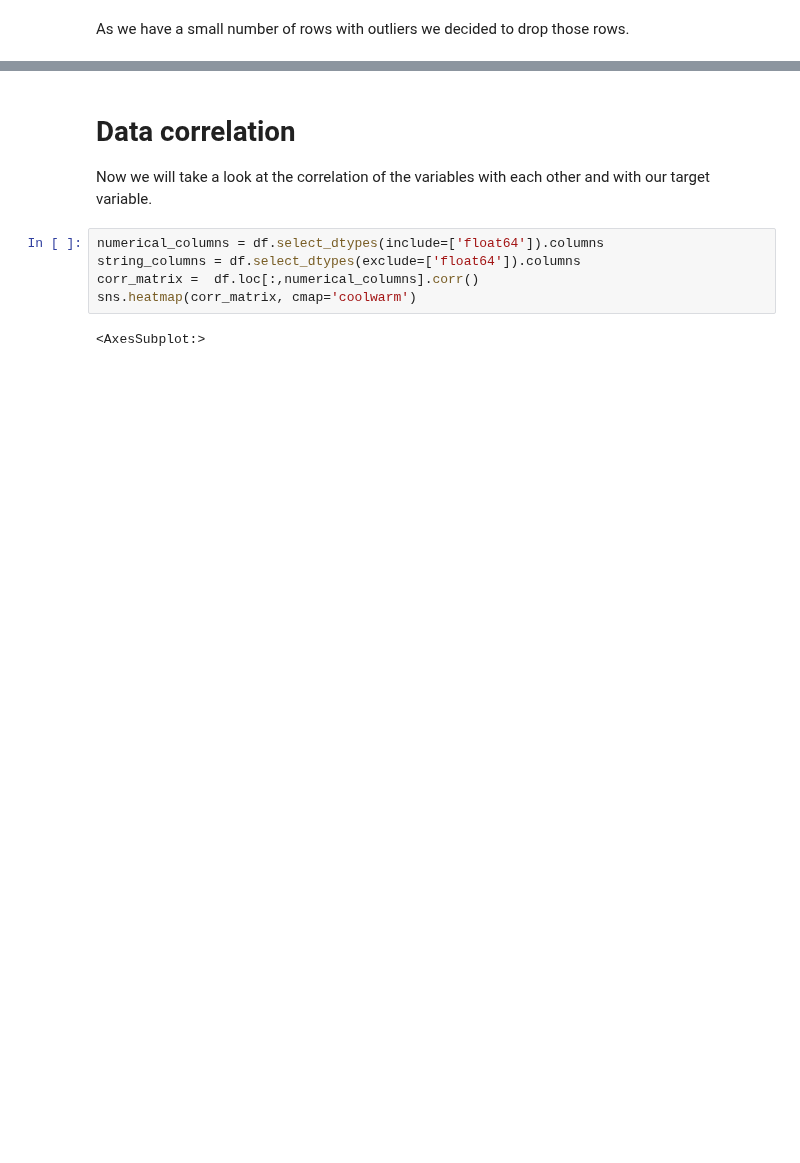
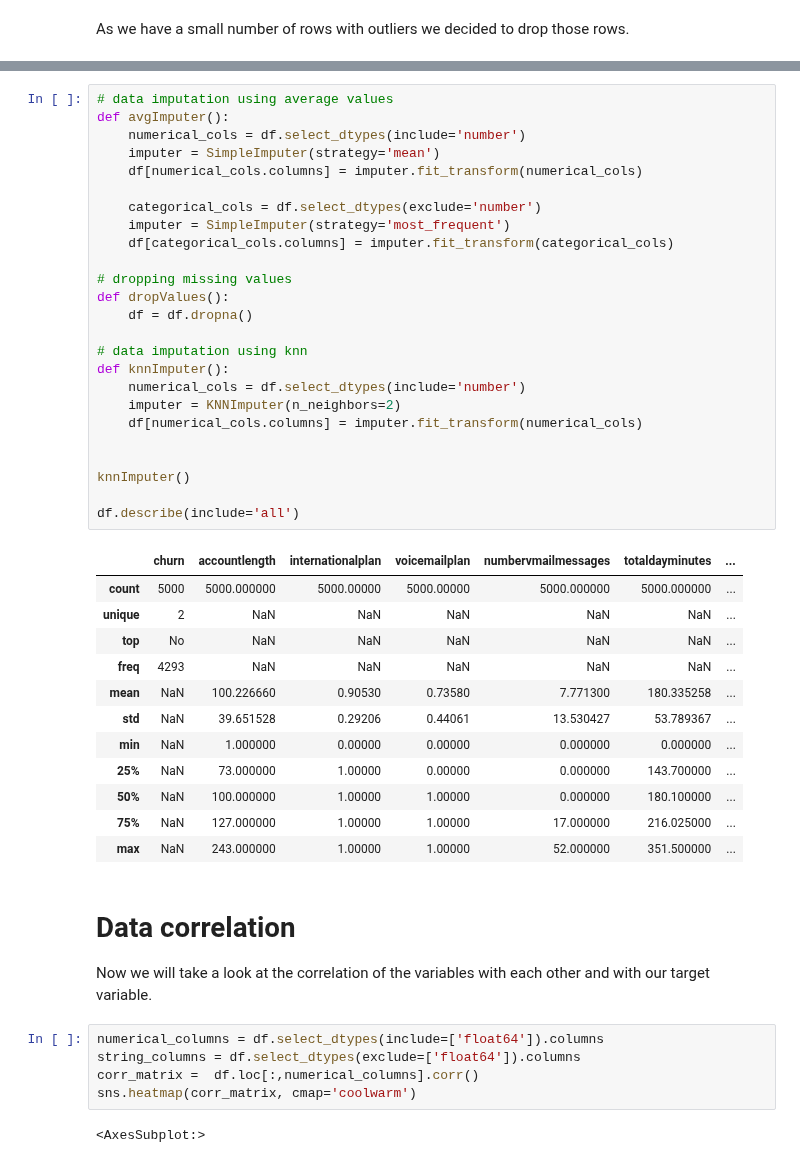
Before and after one commit to TheNoobGoda/ids-project, a Jupyter notebook: src/delivery.ipynb, the cells around one changed output, grey strips where cells are left out. Drawn from its saved outputs; the diff is of its cells as text; blank space fills up the shorter version.

Commit message:
Added knn impute

```diff
--- a/src/delivery.ipynb
+++ b/src/delivery.ipynb
@@ -204,3 +203,41 @@ df.describe()
+# %%
+# data imputation using average values
+def avgImputer():
+    numerical_cols = df.select_dtypes(include='number')
+    imputer = SimpleImputer(strategy='mean')
+    df[numerical_cols.columns] = imputer.fit_transform(numerical_cols)
+
+    categorical_cols = df.select_dtypes(exclude='number')
+    imputer = SimpleImputer(strategy='most_frequent')
+    df[categorical_cols.columns] = imputer.fit_transform(categorical_cols)
+
+# dropping missing values
+def dropValues():
+    df = df.dropna()
+
+# data imputation using knn
+def knnImputer():
+    numerical_cols = df.select_dtypes(include='number')
+    imputer = KNNImputer(n_neighbors=2)
+    df[numerical_cols.columns] = imputer.fit_transform(numerical_cols)
+
+
+knnImputer()
+
+df.describe(include='all')
+# %% [output]
+|  | churn | accountlength | internationalplan | voicemailplan | numbervmailmessages | totaldayminutes | ... |
+| count | 5000 | 5000.000000 | 5000.00000 | 5000.00000 | 5000.000000 | 5000.000000 | ... |
+| unique | 2 | NaN | NaN | NaN | NaN | NaN | ... |
+| top | No | NaN | NaN | NaN | NaN | NaN | ... |
+| freq | 4293 | NaN | NaN | NaN | NaN | NaN | ... |
+| mean | NaN | 100.226660 | 0.90530 | 0.73580 | 7.771300 | 180.335258 | ... |
+| std | NaN | 39.651528 | 0.29206 | 0.44061 | 13.530427 | 53.789367 | ... |
+| min | NaN | 1.000000 | 0.00000 | 0.00000 | 0.000000 | 0.000000 | ... |
+| 25% | NaN | 73.000000 | 1.00000 | 0.00000 | 0.000000 | 143.700000 | ... |
+| 50% | NaN | 100.000000 | 1.00000 | 1.00000 | 0.000000 | 180.100000 | ... |
+| 75% | NaN | 127.000000 | 1.00000 | 1.00000 | 17.000000 | 216.025000 | ... |
+| max | NaN | 243.000000 | 1.00000 | 1.00000 | 52.000000 | 351.500000 | ... |
 # %% [markdown]
 # Data correlation
 
```
Also changed, not shown: parts of 19 cells of this notebook.
